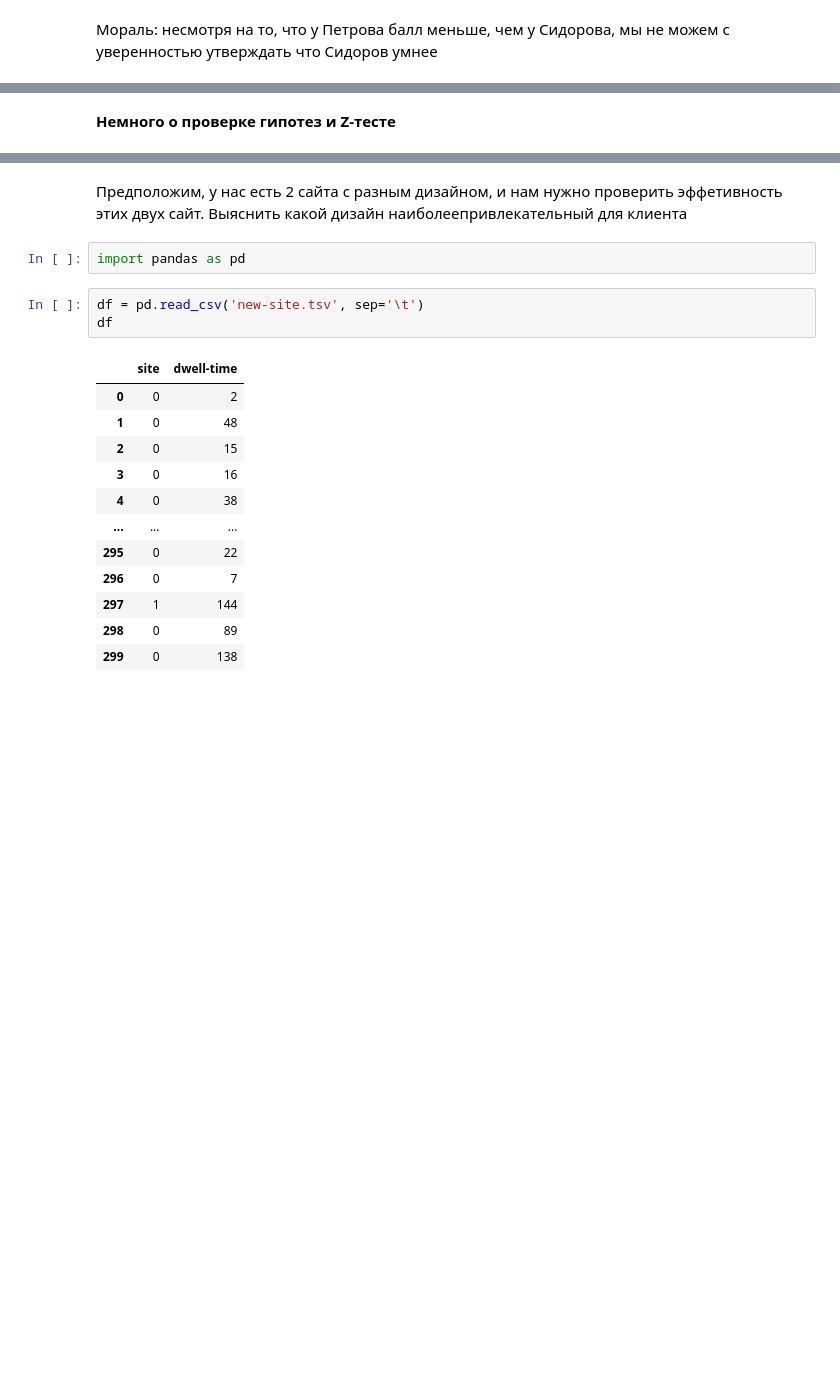
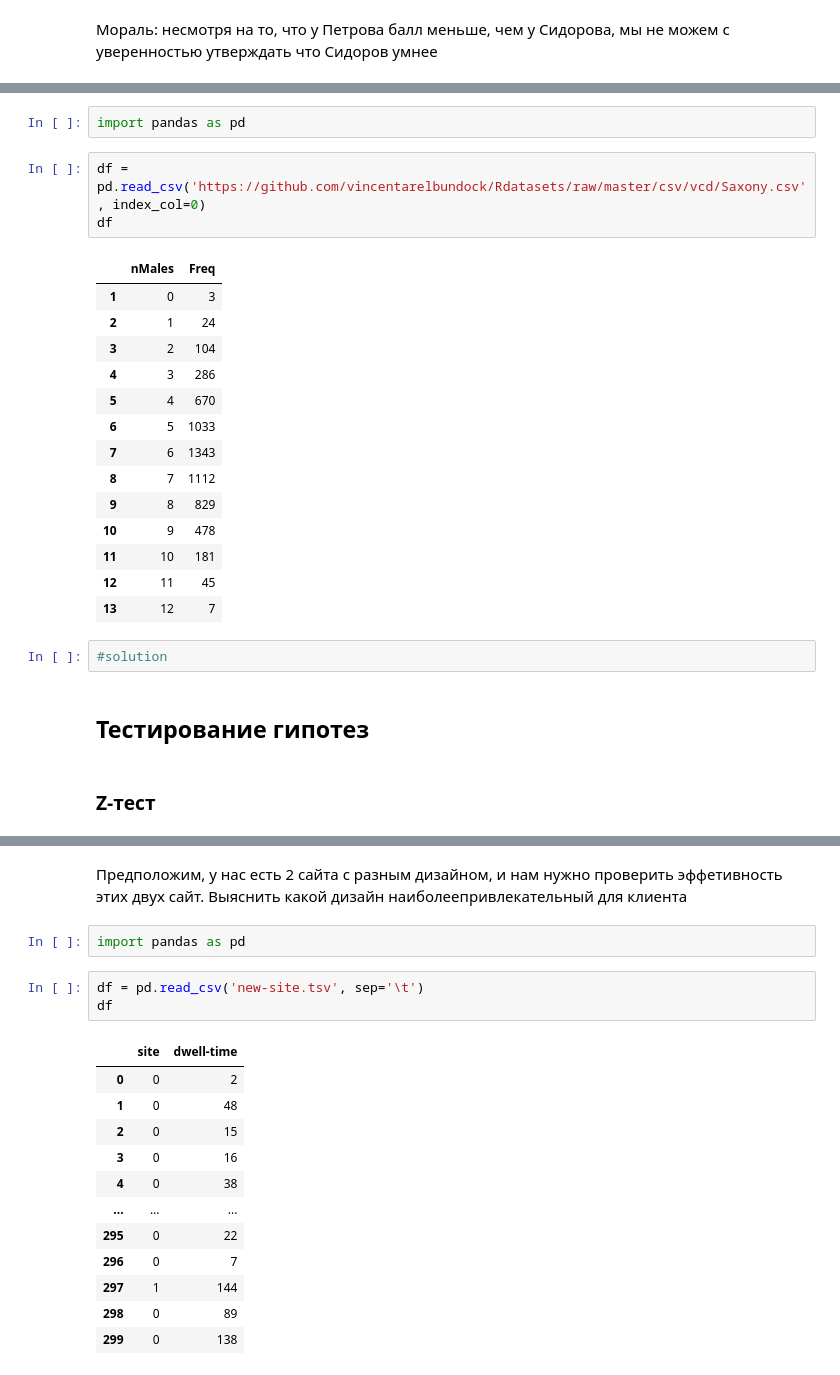
Before and after one commit to RvotniyFlex/Classique-sPlace, a Jupyter notebook: Консультации/04_Hypothesis_tests.ipynb, the cells around one changed output, grey strips where cells are left out. Cells and saved outputs as stored; diff of their text form; blank space fills up the shorter version.

```diff
--- a/Консультации/04_Hypothesis_tests.ipynb
+++ b/Консультации/04_Hypothesis_tests.ipynb
@@ -290,2 +381,26 @@ array([ 0.45264507, -0.11040124, -0.86112965, -0.01656019,  0.17112192,
+# %%
+import pandas as pd
+# %%
+df = pd.read_csv('https://github.com/vincentarelbundock/Rdatasets/raw/master/csv/vcd/Saxony.csv', index_col=0)
+df
+# %% [output]
+|  | nMales | Freq |
+| 1 | 0 | 3 |
+| 2 | 1 | 24 |
+| 3 | 2 | 104 |
+| 4 | 3 | 286 |
+| 5 | 4 | 670 |
+| 6 | 5 | 1033 |
+| 7 | 6 | 1343 |
+| 8 | 7 | 1112 |
+| 9 | 8 | 829 |
+| 10 | 9 | 478 |
+| 11 | 10 | 181 |
+| 12 | 11 | 45 |
+| 13 | 12 | 7 |
+# %%
+#solution
 # %% [markdown]
-**Немного о проверке гипотез и Z-тесте**
+## Тестирование гипотез
+# %% [markdown]
+### Z-тест
```
Also changed, not shown: parts of 119 cells of this notebook, 2 other files.
